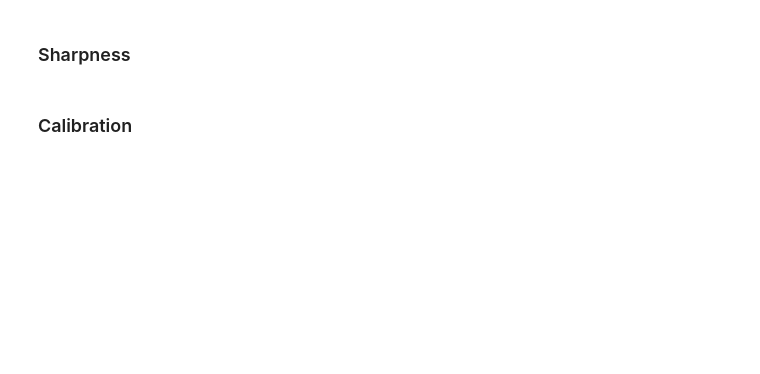
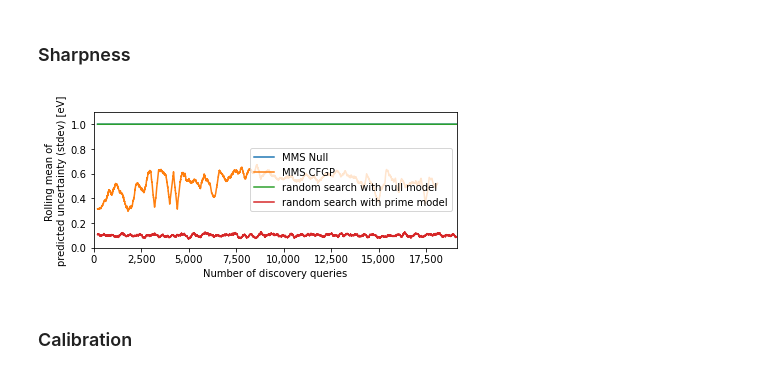
Before and after one commit to ulissigroup/catalyst-acquisitions, a Jupyter notebook: notebooks/comparisons/compare_hallucinations_update.ipynb, the cells around one changed output. Drawn from its saved outputs; the diff is of its cells as text; code cells hidden in the pictures; blank space fills up the shorter version.

```diff
--- a/notebooks/comparisons/compare_hallucinations_update.ipynb
+++ b/notebooks/comparisons/compare_hallucinations_update.ipynb
@@ -285,24 +418,36 @@ _ = ax.set_ylim([0., 0.8])
 # %%
 fig = plt.figure()
 ax = fig.gca()
 
 _ = plot_rolling_metric(ax=ax,
-                        metric_values=mms_discoverer.uncertainties,
-                        label='MMS',
+                        metric_values=np.abs(mms_null_discoverer.uncertainties),
+                        label='MMS Null',
                         metric_name='predicted uncertainty (stdev)',
                         unit='eV')
 _ = plot_rolling_metric(ax=ax,
-                        metric_values=rs_discoverer.uncertainties,
-                        label='random search with CFGP',
+                        metric_values=np.abs(mms_cfgp_discoverer.uncertainties),
+                        label='MMS CFGP',
+                        metric_name='predicted uncertainty (stdev)',
+                        unit='eV')
+_ = plot_rolling_metric(ax=ax,
+                        metric_values=np.abs(rs_null_discoverer.uncertainties),
+                        label='random search with null model',
+                        metric_name='predicted uncertainty (stdev)',
+                        unit='eV')
+_ = plot_rolling_metric(ax=ax,
+                        metric_values=np.abs(rs_cfgp_discoverer.uncertainties),
+                        label='random search with prime model',
                         metric_name='predicted uncertainty (stdev)',
                         unit='eV')
 #_ = plot_rolling_metric(ax=ax,
 #                        metric_values=tpot_discoverer.uncertainties,
 #                        label='GASpy heuristic',
 #                        metric_name='predicted uncertainty (stdev)',
 #                        unit='eV')
 
-_ = ax.set_ylim([0., 1.])
+_ = ax.set_ylim([0., 1.1])
+# %% [output]
+[figure, added]
 # %% [markdown]
 ### Calibration
 # %%
```
Also changed, not shown: parts of 12 cells of this notebook.
